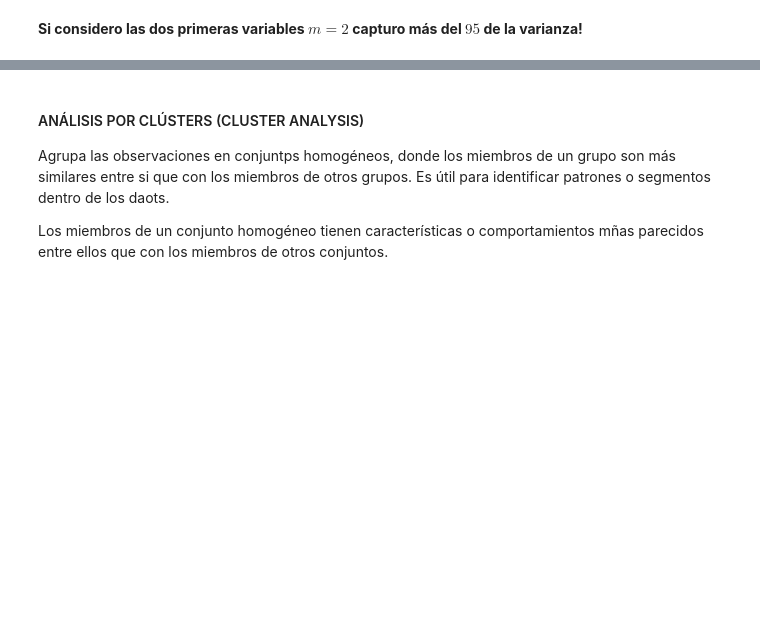
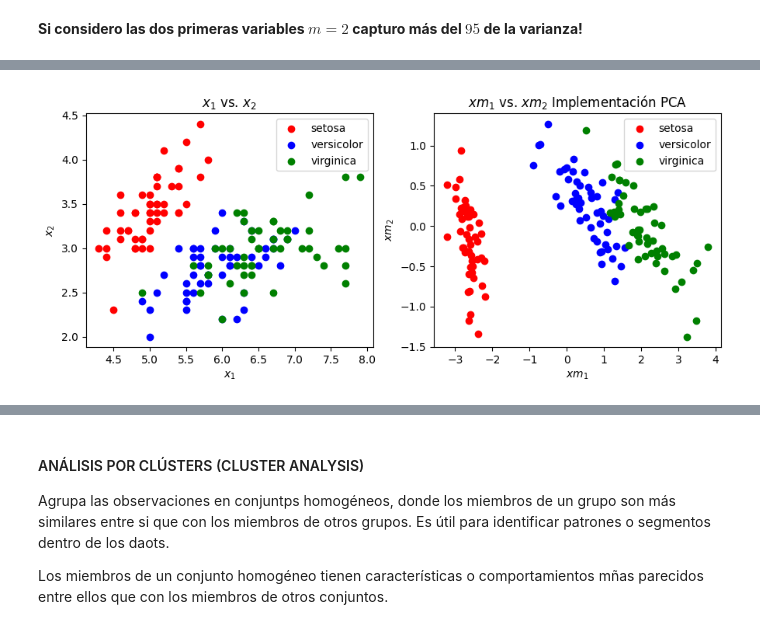
Before and after one commit to JhonZafra/Statistic_Concepts, a Jupyter notebook: SemanaX/AnálisisMultivariable.ipynb, the cells around one changed output, grey strips where cells are left out. Saved outputs shown, nothing was run; the diff lists cells and outputs as text; code cells hidden in the pictures; blank space fills up the shorter version.

```diff
--- a/SemanaX/AnálisisMultivariable.ipynb
+++ b/SemanaX/AnálisisMultivariable.ipynb
@@ -355,0 +447,31 @@ plt.show()
+# %%
+plt.figure( figsize= (9,4) )
+
+plt.subplot(1, 2, 1)
+plt.scatter(x [np.where( y==0 )[0], 0], x[np.where( y==0 )[0], 1],
+            color = 'red', label= names[0])
+plt.scatter(x [np.where( y==1 )[0], 0], x[np.where( y==1 )[0], 1],
+            color = 'blue', label= names[1])
+plt.scatter(x [np.where( y==2 )[0], 0], x[np.where( y==2 )[0], 1],
+            color = 'green', label= names[2])
+plt.title('$x_1$ vs. $x_2$') # Variables originales, sin transformación
+plt.xlabel('$x_1$')
+plt.ylabel('$x_2$')
+plt.legend()
+
+plt.subplot(1, 2, 2)
+plt.scatter(x_m [np.where( y==0 )[0], 0], x_m[np.where( y==0 )[0], 1],
+            color = 'red', label= names[0])
+plt.scatter(x_m [np.where( y==1 )[0], 0], x_m[np.where( y==1 )[0], 1],
+            color = 'blue', label= names[1])
+plt.scatter(x_m [np.where( y==2 )[0], 0], x_m[np.where( y==2 )[0], 1],
+            color = 'green', label= names[2])
+plt.title('$xm_1$ vs. $xm_2$ Implementación PCA' )
+plt.xlabel('$xm_1$')
+plt.ylabel('$xm_2$')
+plt.legend()
+
+plt.tight_layout()
+plt.show()
+# %% [output]
+[figure, added]
```
Also changed, not shown: parts of 15 cells of this notebook.
